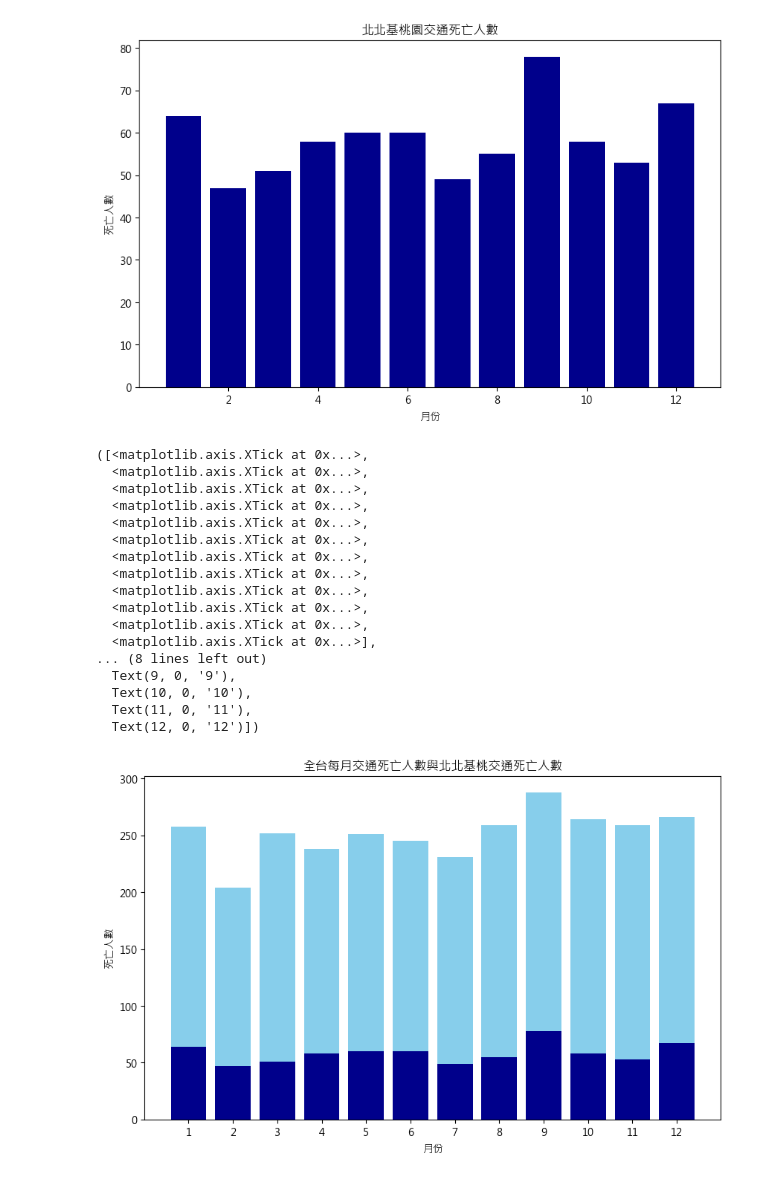
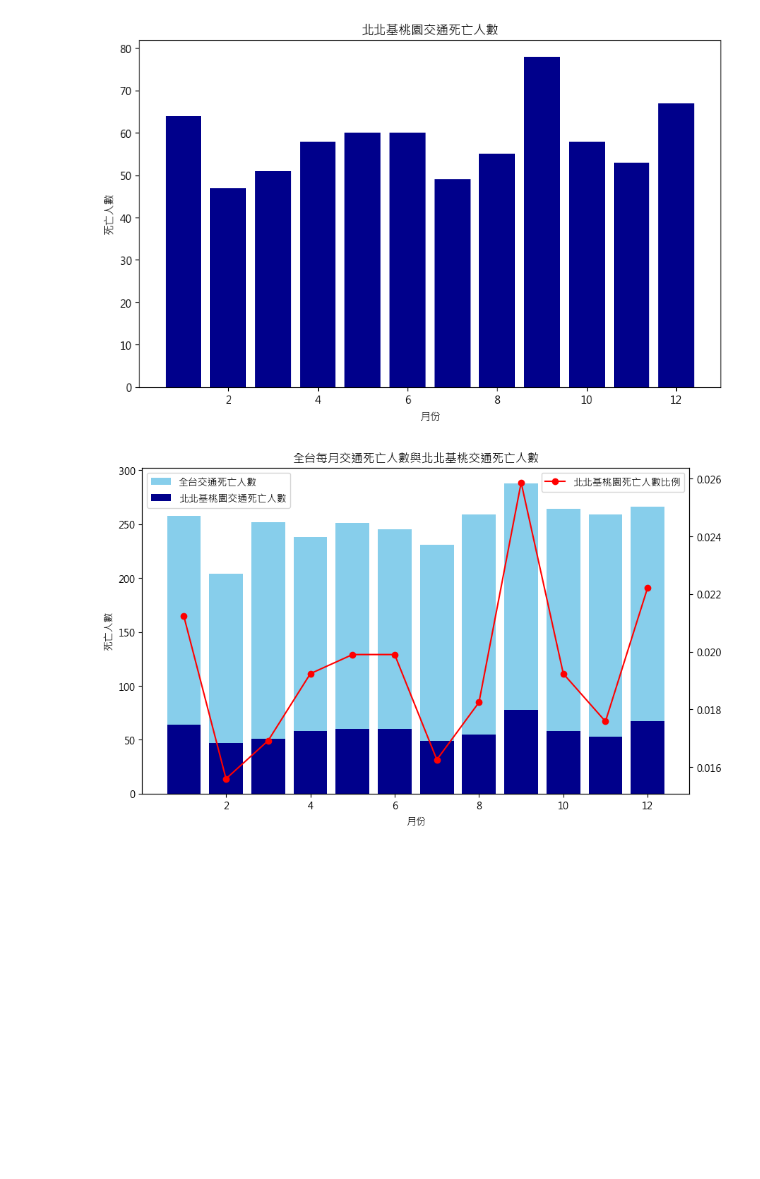
Before and after one commit to claire0311/Claire, a Jupyter notebook: hw1.ipynb, the cells around one changed output. Cells and saved outputs as stored; diff of their text form; code cells hidden in the pictures; blank space fills up the shorter version.

```diff
--- a/hw1.ipynb
+++ b/hw1.ipynb
@@ -36,29 +36,35 @@ plt.ylabel('死亡人數')
 Text(0, 0.5, '死亡人數')
 [figure]
 # %%
+
+
+# 計算台北死亡人數占台灣總死亡人數的比例
+tpe_proportion = tpe_deaths / total_deaths
+
+# 創建包含台北和台灣數據的長條圖
 plt.figure(figsize=(10, 6))  # 設置圖形大小
-plt.bar(months, deaths, color='skyblue')
-plt.bar(TPE['月'], TPE['北北基桃園交通死亡人數'], color='darkblue')
+
+# 繪製台灣死亡人數的淺藍色長條圖
+plt.bar(months, deaths, color='skyblue', label='全台交通死亡人數')
+# 繪製台北死亡人數的深藍色長條圖
+plt.bar(TPE['月'], tpe_deaths, color='darkblue', label='北北基桃園交通死亡人數')
+# 添加標籤和標題
 plt.title('全台每月交通死亡人數與北北基桃交通死亡人數')
 plt.xlabel('月份')
 plt.ylabel('死亡人數')
-plt.xticks(ticks=months)
+# 添加圖例以區分長條圖
+plt.legend(loc='upper left')
+
+# 創建一個次要y軸以顯示比例
+plt.twinx()
+
+# 繪製比例作為線圖
+plt.plot(months, tpe_proportion, color='red', marker='o', linestyle='-', label='北北基桃園死亡人數比例')
+
+# 添加次要y軸的圖例
+plt.legend(loc='upper right')
+
+# 顯示圖表
+plt.show()
 # %% [output]
-([<matplotlib.axis.XTick at 0x...>,
-  <matplotlib.axis.XTick at 0x...>,
-  <matplotlib.axis.XTick at 0x...>,
-  <matplotlib.axis.XTick at 0x...>,
-  <matplotlib.axis.XTick at 0x...>,
-  <matplotlib.axis.XTick at 0x...>,
-  <matplotlib.axis.XTick at 0x...>,
-  <matplotlib.axis.XTick at 0x...>,
-  <matplotlib.axis.XTick at 0x...>,
-  <matplotlib.axis.XTick at 0x...>,
-  <matplotlib.axis.XTick at 0x...>,
-  <matplotlib.axis.XTick at 0x...>],
-... (8 lines left out)
-  Text(9, 0, '9'),
-  Text(10, 0, '10'),
-  Text(11, 0, '11'),
-  Text(12, 0, '12')])
-[figure, old version]
+[figure, new version]
```
